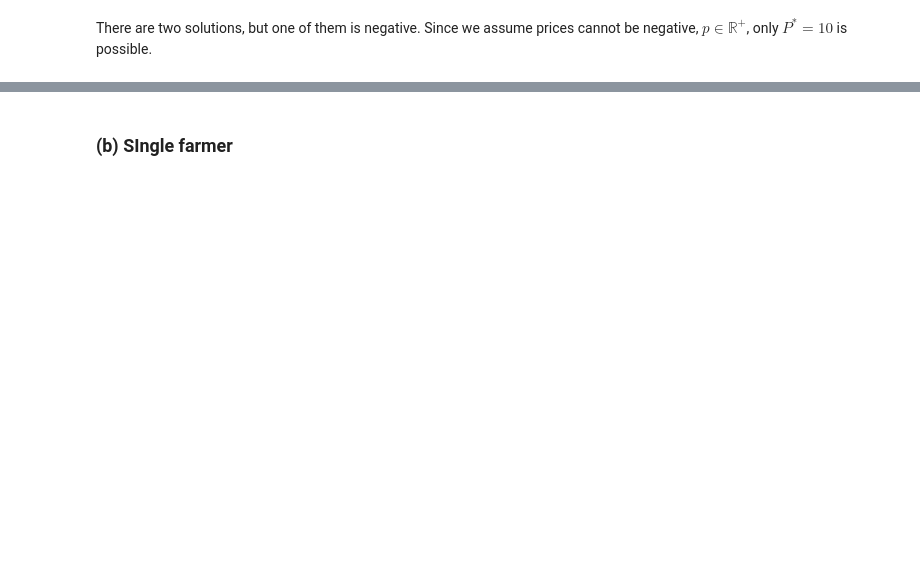
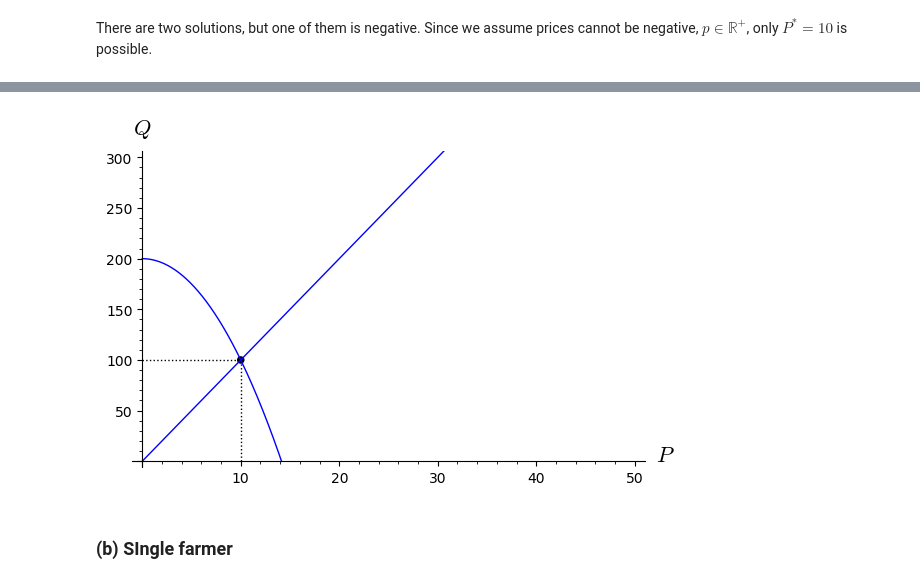
Before and after one commit to ah4mmer/intro-micro, a Jupyter notebook: problemset_8.ipynb, the cells around one changed output, grey strips where cells are left out. Saved outputs shown, nothing was run; the diff lists cells and outputs as text; code cells hidden in the pictures; blank space fills up the shorter version.

```diff
--- a/problemset_8.ipynb
+++ b/problemset_8.ipynb
@@ -113,9 +138,12 @@ print("P* =", P_opt, "; Q^* =", Q_opt)
 # %%
 # plot again
 eq = plot(Q_opt, 0, 10, color='black', linestyle=':', axes_labels=['$P$', '$Q$'])
 eq += line([(10,0), (10,Q_opt)], color='black', linestyle=':')
 eq += point((P_opt, Q_opt), size=30, color='black')
-eq + market
+eqmarket = eq + market
+eqmarket
+# %% [output]
+[figure, added]
 # %% [markdown]
 ### (b) SIngle farmer
 # %%
```
Also changed, not shown: parts of 14 cells of this notebook.
